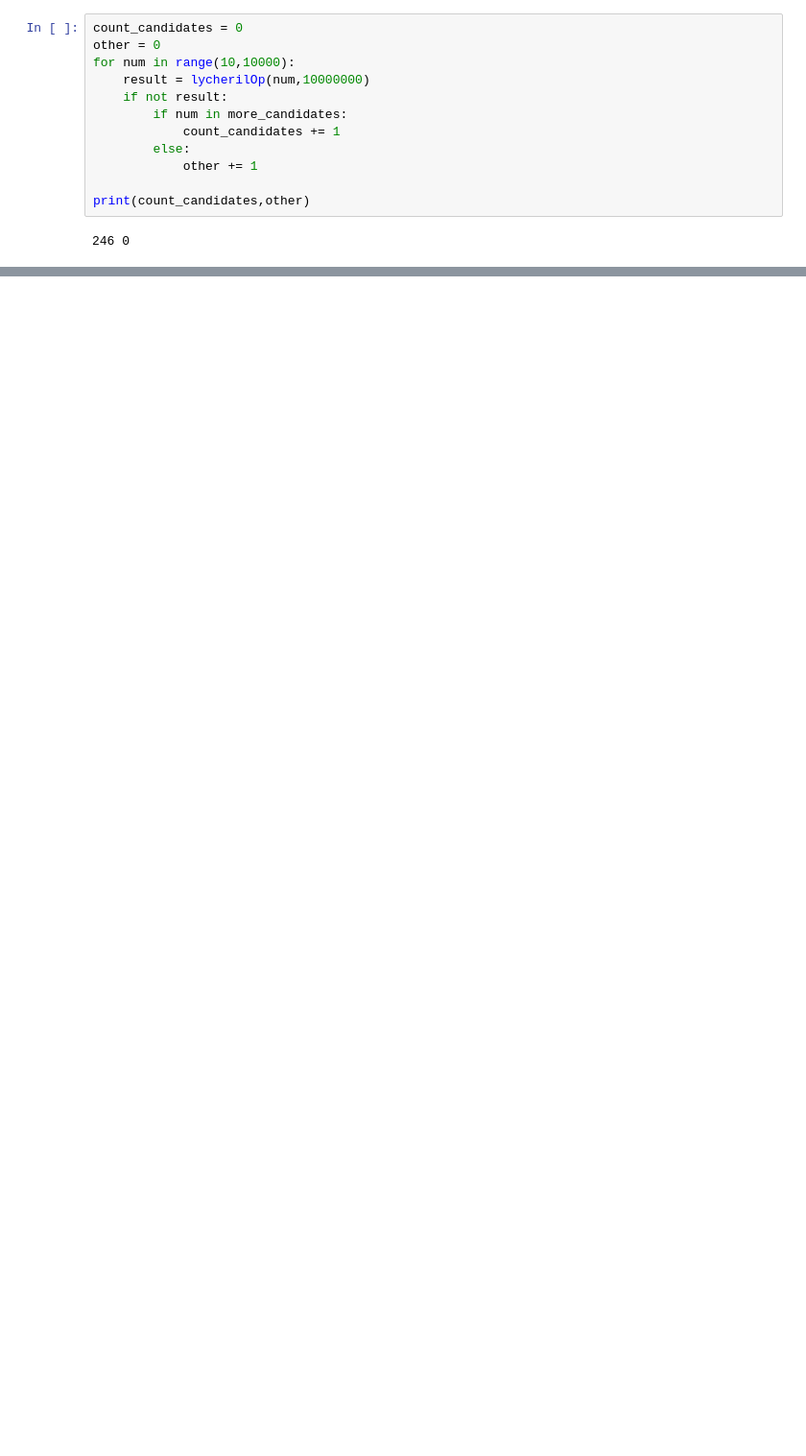
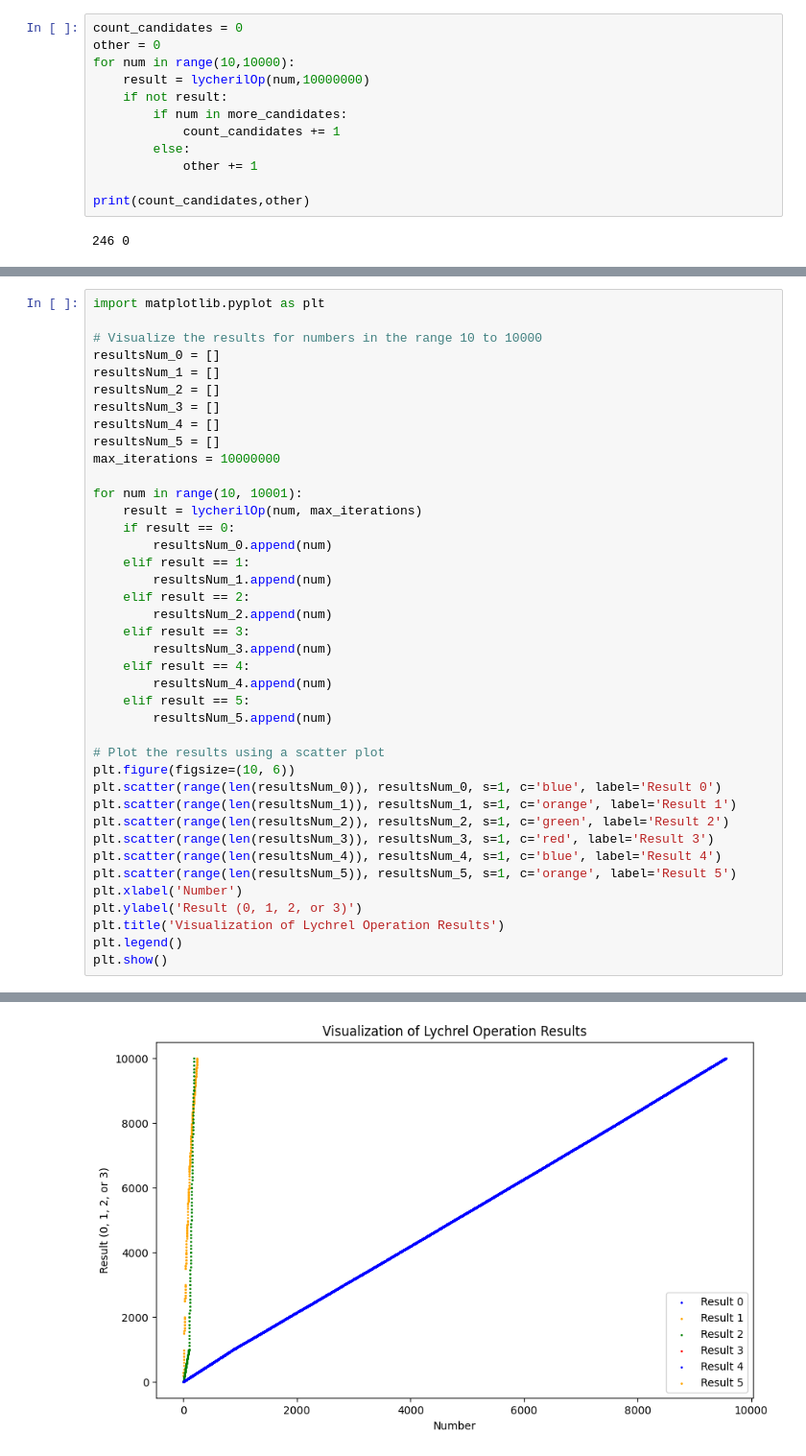
Before and after one commit to BcanTayiz/Computer-Science-Research, a Jupyter notebook: lycheril_number.ipynb, the cells around one changed output, grey strips where cells are left out. Shown: that part at 96% size. Cells and saved outputs as stored; diff of their text form; blank space fills up the shorter version.

```diff
--- a/lycheril_number.ipynb
+++ b/lycheril_number.ipynb
@@ -170,0 +247,41 @@ print(count_candidates,other)
+# %%
+import matplotlib.pyplot as plt
+
+# Visualize the results for numbers in the range 10 to 10000
+resultsNum_0 = []
+resultsNum_1 = []
+resultsNum_2 = []
+resultsNum_3 = []
+resultsNum_4 = []
+resultsNum_5 = []
+max_iterations = 10000000
+
+for num in range(10, 10001):
+    result = lycherilOp(num, max_iterations)
+    if result == 0:
+        resultsNum_0.append(num)
+    elif result == 1:
+        resultsNum_1.append(num)
+    elif result == 2:
+        resultsNum_2.append(num)
+    elif result == 3:
+        resultsNum_3.append(num)
+    elif result == 4:
+        resultsNum_4.append(num)
+    elif result == 5:
+        resultsNum_5.append(num)
+
+# Plot the results using a scatter plot
+plt.figure(figsize=(10, 6))
+plt.scatter(range(len(resultsNum_0)), resultsNum_0, s=1, c='blue', label='Result 0')
+plt.scatter(range(len(resultsNum_1)), resultsNum_1, s=1, c='orange', label='Result 1')
+plt.scatter(range(len(resultsNum_2)), resultsNum_2, s=1, c='green', label='Result 2')
+plt.scatter(range(len(resultsNum_3)), resultsNum_3, s=1, c='red', label='Result 3')
+plt.scatter(range(len(resultsNum_4)), resultsNum_4, s=1, c='blue', label='Result 4')
+plt.scatter(range(len(resultsNum_5)), resultsNum_5, s=1, c='orange', label='Result 5')
+plt.xlabel('Number')
+plt.ylabel('Result (0, 1, 2, or 3)')
+plt.title('Visualization of Lychrel Operation Results')
+plt.legend()
+plt.show()
+# %% [output]
@@ -170,0 +305 @@ print(count_candidates,other)
+[figure, added]
```
Also changed, not shown: parts of 18 cells of this notebook, 4 other files.
